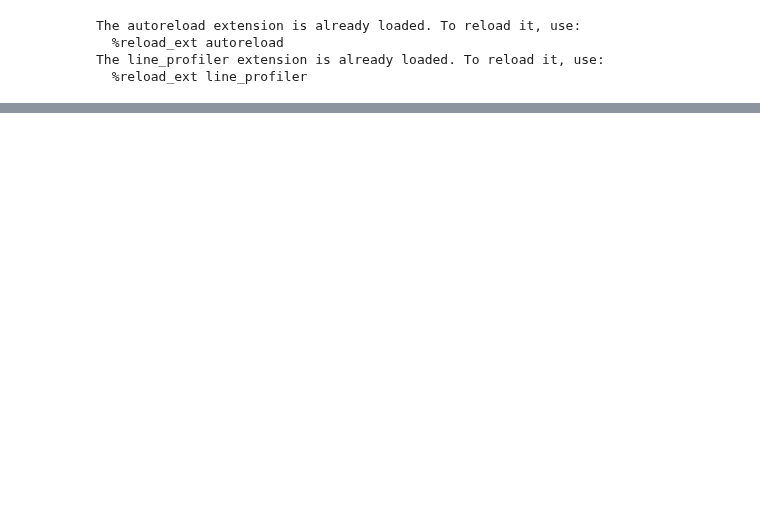
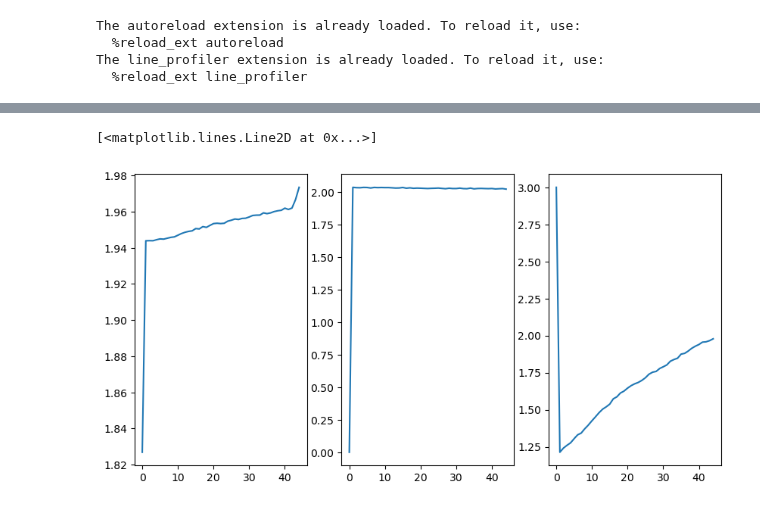
Before and after one commit to ansofol/DP_term_paper, a Jupyter notebook: main_model/test_run.ipynb, the cells around one changed output, grey strips where cells are left out. Saved outputs shown, nothing was run; the diff lists cells and outputs as text; code cells hidden in the pictures; blank space fills up the shorter version.

```diff
--- a/main_model/test_run.ipynb
+++ b/main_model/test_run.ipynb
@@ -114,3 +110,17 @@ Text(0.5, 1.0, 'Savings')
 # %%
 simulate(sim,sol,par)
+# %%
+s = np.max(sim.S[0,:,:],axis=1)
+I = s==1
+
+
+
+fig,ax = plt.subplots(1,3,figsize=(10,5))
+ax[0].plot(np.mean(sim.c[0,I,:],axis=0),label="c")
+ax[1].plot(np.mean(sim.ell[0,I,:],axis=0),label="$\ell$")
+ax[2].plot(np.mean(sim.a[0,I,:],axis=0),label="a")
+#fig.legend()
+# %% [output]
+[<matplotlib.lines.Line2D at 0x...>]
+[figure, added]
 # %%
```
Also changed, not shown: parts of 6 cells of this notebook, 1 other file.
